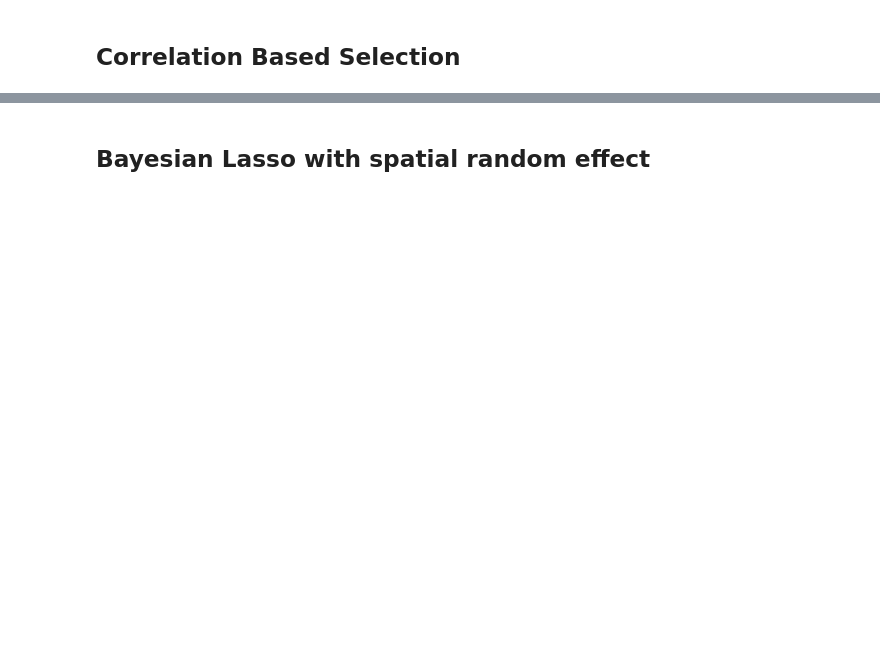
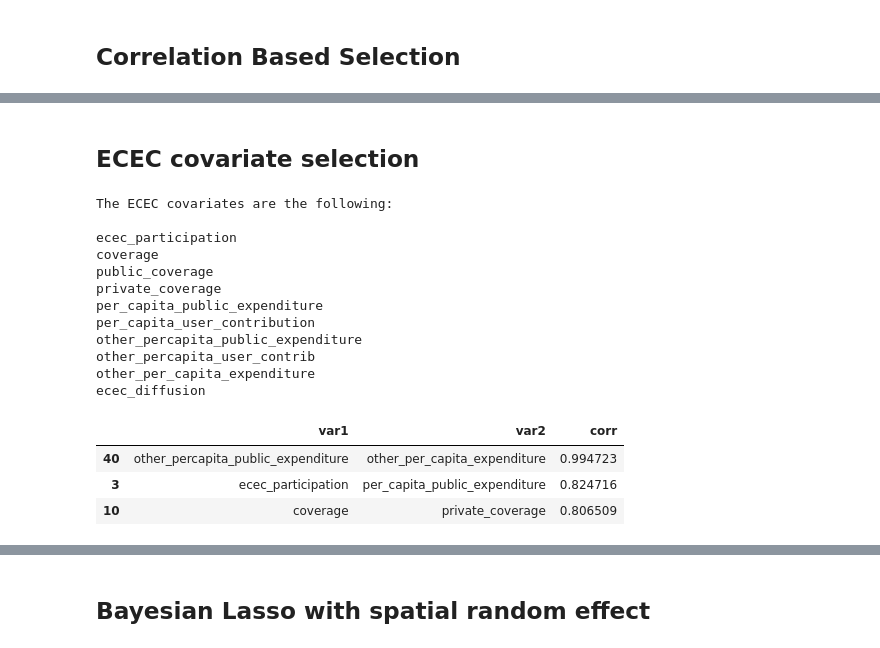
Before and after one commit to leonardotisato/Bayesian-Statistics-Project, a Jupyter notebook: sandbox/luca/variable_selection_car.ipynb, the cells around one changed output, grey strips where cells are left out. Cells and saved outputs as stored; diff of their text form; code cells hidden in the pictures; blank space fills up the shorter version.

```diff
--- a/sandbox/luca/variable_selection_car.ipynb
+++ b/sandbox/luca/variable_selection_car.ipynb
@@ -283,0 +74,3 @@ plt.show()
+# %%
+irrelevant_vars = ["urban_type", "area_km2", "internet_coverage_rate", "green_m2_capita", "eco_urban_index", "fem_house_rate","house_price"]
+df.drop(columns=irrelevant_vars, inplace=True)
@@ -283,0 +95,21 @@ plt.show()
+# %%
+def high_correlated_pairs(df, threshold):
+
+    corr_matrix = df.select_dtypes(include='number').corr(method='pearson') # changes with spearman
+    # avoid duplicate pairs and self-correlation
+    upper = corr_matrix.where(
+        np.triu(np.ones(corr_matrix.shape), k=1).astype(bool)
+    )
+
+    high_corr_pairs = (
+        upper.stack()
+            .reset_index()
+            .rename(columns={'level_0': 'var1', 'level_1': 'var2', 0: 'corr'})
+    )
+
+    high_corr_pairs = (
+        high_corr_pairs[high_corr_pairs['corr'].abs() >= threshold]
+        .sort_values(by='corr', key=np.abs, ascending=False)
+    )
+
+    return high_corr_pairs
@@ -283,0 +157,24 @@ plt.show()
+# %% [markdown]
+## ECEC covariate selection
+# %%
+print(f"The ECEC covariates are the following:\n")
+for ecec_var in ecec_covariates:
+    print(ecec_var)
+high_correlated_pairs(df[ecec_covariates],0.80)
+# %% [output]
+The ECEC covariates are the following:
+
+ecec_participation
+coverage
+public_coverage
+private_coverage
+per_capita_public_expenditure
+per_capita_user_contribution
+other_percapita_public_expenditure
+other_percapita_user_contrib
+other_per_capita_expenditure
+ecec_diffusion
+|  | var1 | var2 | corr |
+| 40 | other_percapita_public_expenditure | other_per_capita_expenditure | 0.994723 |
+| 3 | ecec_participation | per_capita_public_expenditure | 0.824716 |
+| 10 | coverage | private_coverage | 0.806509 |
```
Also changed, not shown: parts of 78 cells of this notebook, 3 other files.
